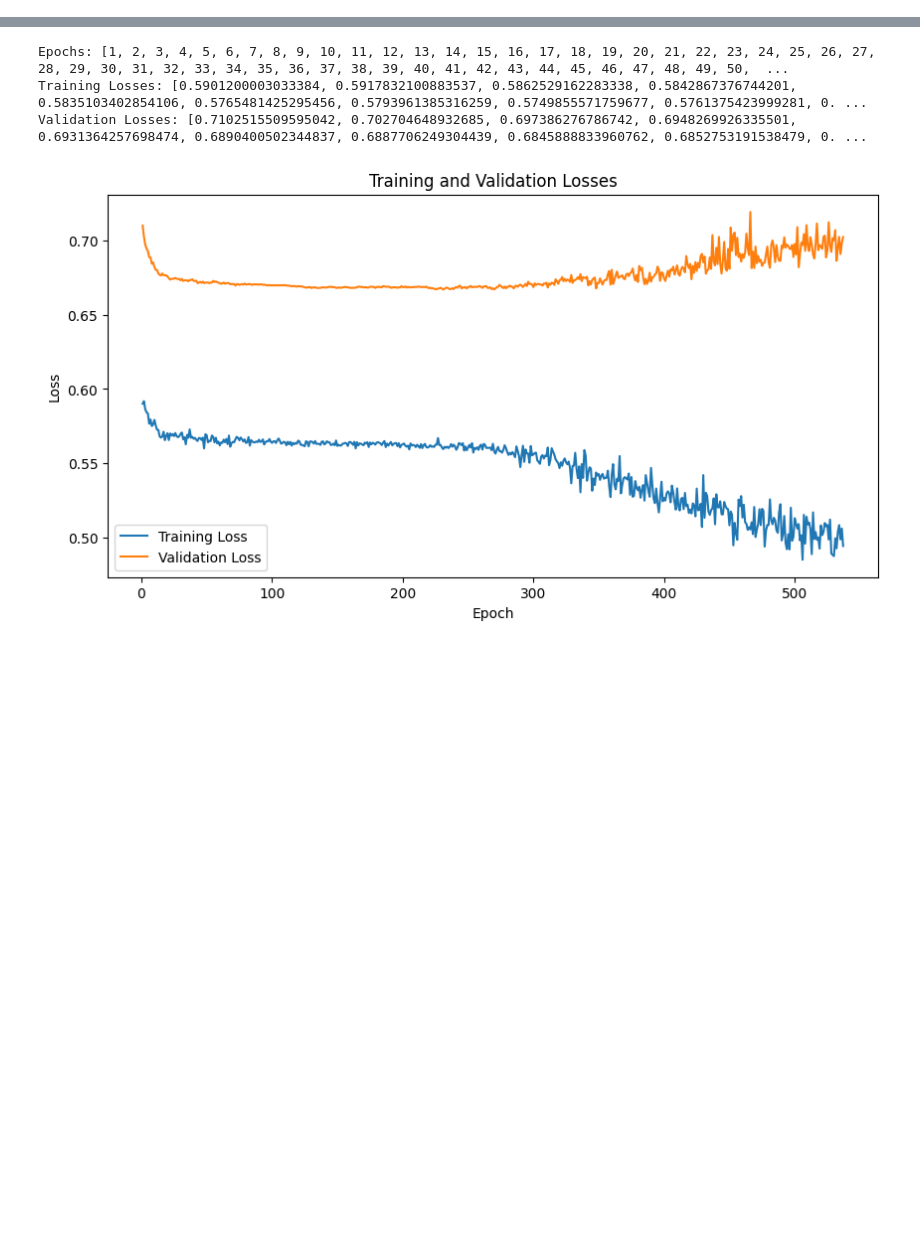
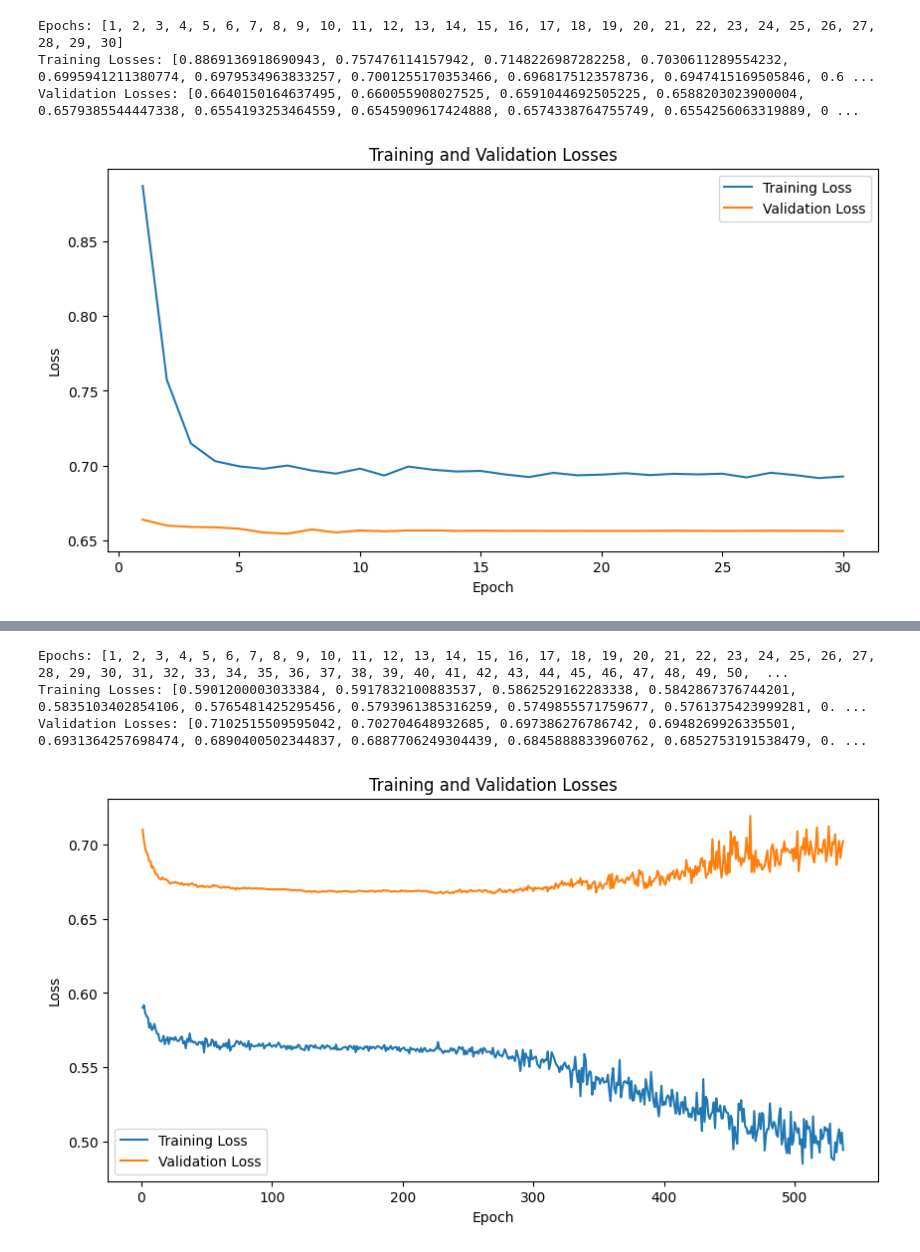
Before and after one commit to s-shahpouri/DBP_Project, a Jupyter notebook: Inference.ipynb, the cells around one changed output, grey strips where cells are left out. Drawn from its saved outputs; the diff is of its cells as text; code cells hidden in the pictures; blank space fills up the shorter version.

```diff
--- a/Inference.ipynb
+++ b/Inference.ipynb
@@ -58,0 +72,60 @@ Validation Losses: [0.4923524670302868, 0.4923538342118263, 0.4924026429653168,
+# %%
+import matplotlib.pyplot as plt
+import re
+
+# # Path to the loss file
+# loss_file_path = '/home/shahpouriz/Data/DBP_Project/LOG/128_1ctP_0.0001_[32, 64, 128].txt'
+# loss_file_path = '/home/shahpouriz/Data/DBP_Project/LOG/256_1ctP_0.0001_[32, 64, 128].txt'
+# loss_file_path = '/home/shahpouriz/Data/DBP_Project/LOG/128_1ctP_0.0001_[8, 16, 32].txt'
+# loss_file_path = '/home/shahpouriz/Data/DBP_Project/LOG/128_1ctP_0.01_[8, 16, 32].txt'
+# loss_file_path = '/home/shahpouriz/Data/DBP_Project/LOG/128_1ctP_0.01_[16, 32, 64].txt'
+# loss_file_path = '/home/shahpouriz/Data/DBP_Project/LOG/128_1ctP_0.01_[16, 32, 64, 128].txt'
+# loss_file_path = '/home/shahpouriz/Data/DBP_Project/LOG/128_1ctP_0.0001_[16, 32, 64, 128]_L1L2(4).txt'
+# loss_file_path = '/home/shahpouriz/Data/DBP_Project/LOG/128_1ctP_0.0001_[16, 32, 64, 128]_L1L2(5).txt'
+# loss_file_path = '/home/shahpouriz/Data/DBP_Project/LOG/128_1ctP_1e-05_[16, 32, 64, 128]_L1L2(5).txt'
+loss_file_path = '/home/shahpouriz/Data/DBP_Project/LOG_opt/128_1optP_0.0001_[32, 64, 128, 256]_L1L2(4).txt'
+loss_file_path = '/home/shahpouriz/Data/DBP_Project/LOG_opt/128_1optP_0.001_[8, 16, 32].txt'
+loss_file_path = '/home/shahpouriz/Data/DBP_Project/LOG_opt/128_1optP_0.001_[8, 16, 32]_L1L2(4).txt'
+loss_file_path = '/home/shahpouriz/Data/DBP_Project/LOG_opt/128_1optP_0.0001_[8, 16, 32]_L1L2(4).txt'
+loss_file_path = '/home/shahpouriz/Data/DBP_Project/LOG_opt/128_1optP_0.0001_[16, 32, 64]_L1L2(4).txt'
+loss_file_path = '/home/shahpouriz/Data/DBP_Project/LOG_opt/128_1optP_0.0001_[16, 32, 64, 128]_L1L2(4).txt'
+loss_file_path = '/home/shahpouriz/Data/DBP_Project/LOG_opt/128_1optP_0.0001_[16, 32, 64, 128, 256]_L1L2(4).txt'
+loss_file_path = '/home/shahpouriz/Data/DBP_Project/LOG_opt/128_1optP_0.01_[16, 32, 64, 128, 256]_L1L2(4).txt'
+loss_file_path = '/home/shahpouriz/Data/DBP_Project/LOG_opt/128_1optP_1e-05_[16, 32, 64, 128, 256]_L1L2(6).txt'
+loss_file_path = '/home/shahpouriz/Data/DBP_Project/LOG_opt/128_1optP_1e-05_[32, 64, 128, 256, 512]_L1L2(6).txt'
+loss_file_path = '/home/shahpouriz/Data/DBP_Project/LOG_opt/128_1optP_0.0001_CNN4_L1L2(4).txt'
+loss_file_path = '/home/shahpouriz/Data/DBP_Project/LOG_opt/128_1optP_0.0001_[16, 32, 64, 128]_L1L2(5).txt'
+
+
+
+epochs = []
+training_losses = []
+validation_losses = []
+
+with open(loss_file_path, 'r') as file:
+    for line in file:
+        match_epoch = re.search(r'Epoch: (\d+)/\d+, Loss: (\d+\.\d+), Val: (\d+\.\d+)', line)
+        if match_epoch:
+            epochs.append(int(match_epoch.group(1)))
+            training_losses.append(float(match_epoch.group(2)))
+            validation_losses.append(float(match_epoch.group(3)))
+
+
+print("Epochs:", epochs)
+print("Training Losses:", training_losses)
+print("Validation Losses:", validation_losses)
+
+# Plot the losses
+plt.figure(figsize=(10, 5))
+plt.plot(epochs, training_losses, label='Training Loss')
+plt.plot(epochs, validation_losses, label='Validation Loss')
+plt.xlabel('Epoch')
+plt.ylabel('Loss')
+plt.title('Training and Validation Losses')
+plt.legend()
+plt.show()
+# %% [output]
+Epochs: [1, 2, 3, 4, 5, 6, 7, 8, 9, 10, 11, 12, 13, 14, 15, 16, 17, 18, 19, 20, 21, 22, 23, 24, 25, 26, 27, 28, 29, 30]
+Training Losses: [0.8869136918690943, 0.757476114157942, 0.7148226987282258, 0.7030611289554232, 0.6995941211380774, 0.6979534963833257, 0.7001255170353466, 0.6968175123578736, 0.6947415169505846, 0.6 ...
+Validation Losses: [0.6640150164637495, 0.660055908027525, 0.6591044692505225, 0.6588203023900004, 0.6579385544447338, 0.6554193253464559, 0.6545909617424888, 0.6574338764755749, 0.6554256063319889, 0 ...
+[figure, added]
```
Also changed, not shown: parts of 6 cells of this notebook, 23 other files.
